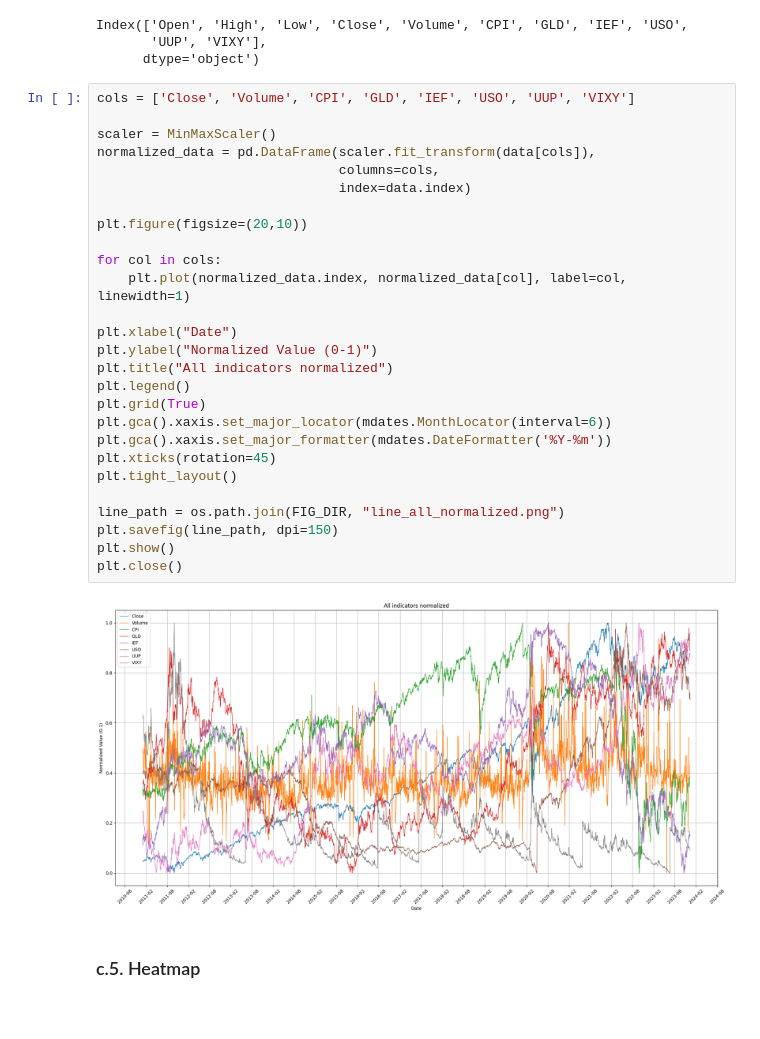
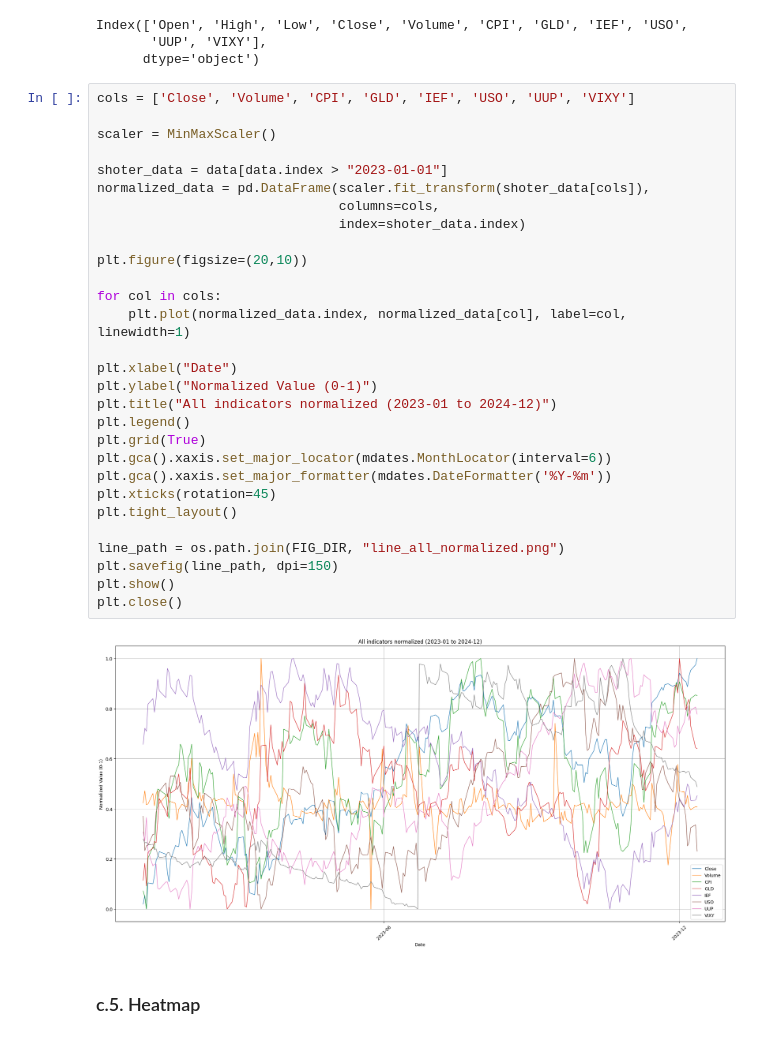
Before and after one commit to VictorNguyenLPN/sp500-dav, a Jupyter notebook: notebook_qhuy.ipynb, the cells around one changed output. Drawn from its saved outputs; the diff is of its cells as text.

```diff
--- a/notebook_qhuy.ipynb
+++ b/notebook_qhuy.ipynb
@@ -450,32 +450,34 @@ Index(['Open', 'High', 'Low', 'Close', 'Volume', 'CPI', 'GLD', 'IEF', 'USO',
 # %%
 cols = ['Close', 'Volume', 'CPI', 'GLD', 'IEF', 'USO', 'UUP', 'VIXY']
 
 scaler = MinMaxScaler()
-normalized_data = pd.DataFrame(scaler.fit_transform(data[cols]),
+
+shoter_data = data[data.index > "2023-01-01"]
+normalized_data = pd.DataFrame(scaler.fit_transform(shoter_data[cols]),
                                columns=cols,
-                               index=data.index)
+                               index=shoter_data.index)
 
 plt.figure(figsize=(20,10))
 
 for col in cols:
     plt.plot(normalized_data.index, normalized_data[col], label=col, linewidth=1)
 
 plt.xlabel("Date")
 plt.ylabel("Normalized Value (0-1)")
-plt.title("All indicators normalized")
+plt.title("All indicators normalized (2023-01 to 2024-12)")
 plt.legend()
 plt.grid(True)
 plt.gca().xaxis.set_major_locator(mdates.MonthLocator(interval=6))
 plt.gca().xaxis.set_major_formatter(mdates.DateFormatter('%Y-%m'))
 plt.xticks(rotation=45)
 plt.tight_layout()
 
 line_path = os.path.join(FIG_DIR, "line_all_normalized.png")
 plt.savefig(line_path, dpi=150)
 plt.show()
 plt.close()
 # %% [output]
-[figure, old version]
+[figure, new version]
 # %% [markdown]
 ### c.5. Heatmap
 # %%
```
Also changed, not shown: parts of 8 cells of this notebook, 3 other files.
